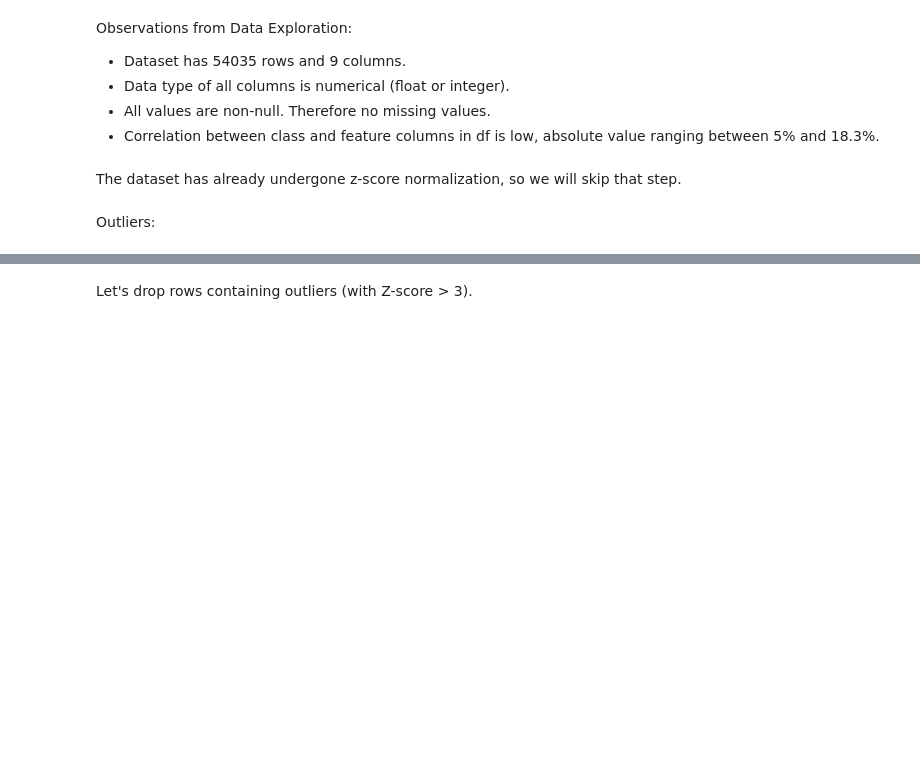
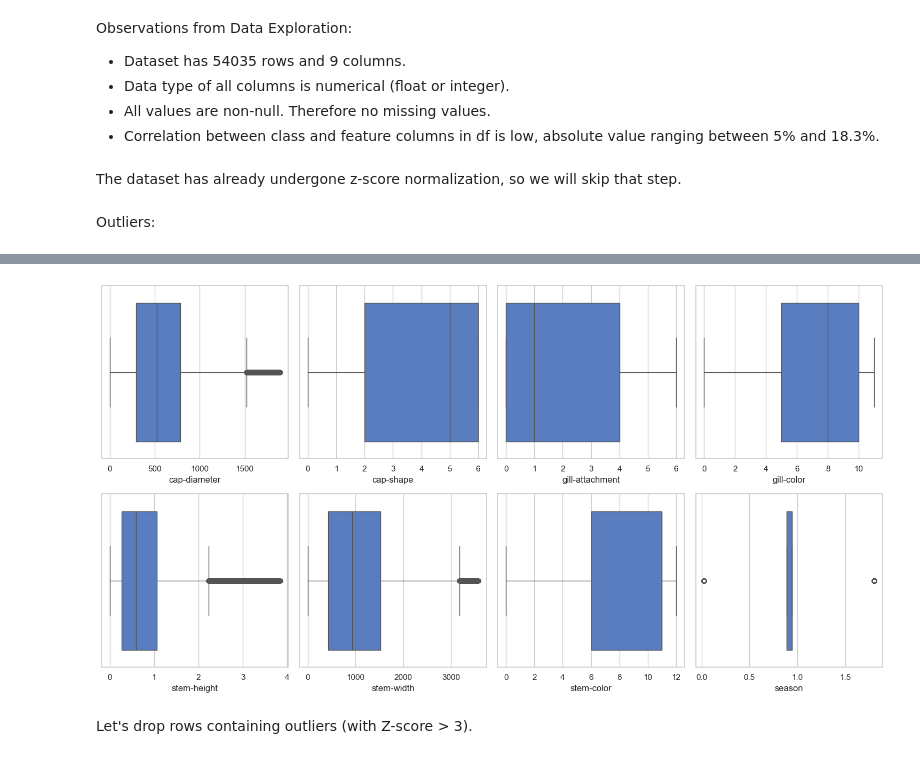
Before and after one commit to Celiandorra/ML, a Jupyter notebook: Code.ipynb, the cells around one changed output, grey strips where cells are left out. Saved outputs shown, nothing was run; the diff lists cells and outputs as text; code cells hidden in the pictures; blank space fills up the shorter version.

```diff
--- a/Code.ipynb
+++ b/Code.ipynb
@@ -54,3 +145,15 @@ z_scores.describe().round(3)
+# %%
+columns = ['cap-diameter', 'cap-shape', 'gill-attachment', 'gill-color','stem-height', 'stem-width', 'stem-color', 'season']
+
+fig, axs = plt.subplots(nrows=2, ncols=4, figsize=(15, 8))
+axs = axs.flatten()
+for i, column in enumerate(columns):
+    sns.boxplot(data=df, x=column, ax=axs[i])
+
+plt.tight_layout()
+plt.show()
+# %% [output]
+[figure, added]
 # %%
 # Identify rows where any of the z-scores exceed the threshold
 outliers = z_scores[(np.abs(z_scores) > 3).any(axis=1)]
```
Also changed, not shown: parts of 71 cells of this notebook, 32 other files.
